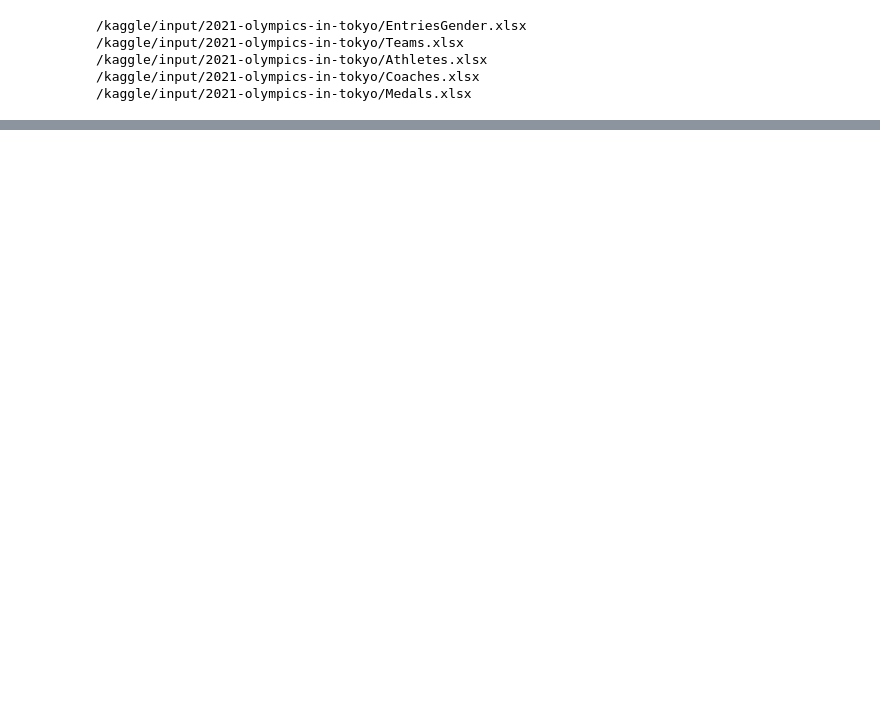
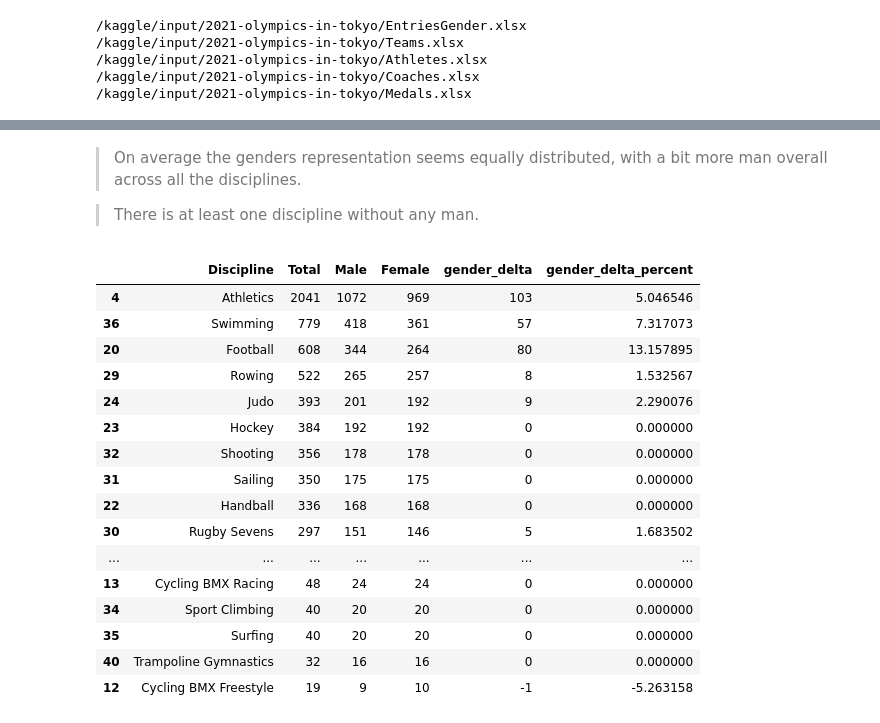
Before and after one commit to levisantn/olympics_tokyo, a Jupyter notebook: olympics_tokyo.ipynb, the cells around one changed output, grey strips where cells are left out. Cells and saved outputs as stored; diff of their text form; code cells hidden in the pictures; blank space fills up the shorter version.

```diff
--- a/olympics_tokyo.ipynb
+++ b/olympics_tokyo.ipynb
@@ -1,21 +15,18 @@
 # %%
-# This Python 3 environment comes with many helpful analytics libraries installed
-# It is defined by the kaggle/python Docker image: https://github.com/kaggle/docker-python
-# For example, here's several helpful packages to load
-
-import numpy as np # linear algebra
-import pandas as pd # data processing, CSV file I/O (e.g. pd.read_csv)
-
-# Input data files are available in the read-only "../input/" directory
-# For example, running this (by clicking run or pressing Shift+Enter) will list all files under the input directory
-
-import os
+# load the data
+files = []
 for dirname, _, filenames in os.walk('/kaggle/input'):
     for filename in filenames:
         print(os.path.join(dirname, filename))
-
+        files.append(os.path.join(dirname, filename))\
 # You can write up to 20GB to the current directory (/kaggle/working/) that gets preserved as output when you create a version using "Save & Run All"
 # You can also write temporary files to /kaggle/temp/, but they won't be saved outside of the current session
+
+df_genders = pd.read_excel(files[0])
+df_teams = pd.read_excel(files[1])
+df_athletes = pd.read_excel(files[2])
+df_coaches = pd.read_excel(files[3])
+df_medals = pd.read_excel(files[4])
 # %% [output]
 /kaggle/input/2021-olympics-in-tokyo/EntriesGender.xlsx
 /kaggle/input/2021-olympics-in-tokyo/Teams.xlsx
@@ -24,0 +77,33 @@ for dirname, _, filenames in os.walk('/kaggle/input'):
+# %% [markdown]
+>On average the genders representation seems equally distributed, with a bit more man overall across all the disciplines.
+
+>There is at least one discipline without any man.
+# %%
+df_gender_delta = df_genders[['Discipline', 'Total', 'Male', 'Female']].sort_values(by='Total', ascending=False)
+df_gender_delta['gender_delta'] = df_genders['Male'] - df_genders['Female']
+df_gender_delta['gender_delta_percent'] = df_gender_delta['gender_delta'] / df_genders['Total'] * 100
+
+df_gender_delta
+
+cmap_delta = colors.LinearSegmentedColormap.from_list('my_cmap', ['darkred','white','darkgreen'])
+cmap_delta_percent = colors.LinearSegmentedColormap.from_list('my_cmap', [(0,'darkred'),(0.75,'white'),(1,'darkgreen')])
+
+df_gender_delta.style.background_gradient(cmap='Blues', axis=0, subset=['Total']).background_gradient(cmap='Greens', axis=0, subset=['Male']).background_gradient(cmap='Reds', axis=0, subset=['Female']).background_gradient(cmap=cmap_delta, axis=0, subset=['gender_delta']).background_gradient(cmap=cmap_delta_percent, axis=0, subset=['gender_delta_percent'])
+# %% [output]
+|  | Discipline | Total | Male | Female | gender_delta | gender_delta_percent |
+| 4 | Athletics | 2041 | 1072 | 969 | 103 | 5.046546 |
+| 36 | Swimming | 779 | 418 | 361 | 57 | 7.317073 |
+| 20 | Football | 608 | 344 | 264 | 80 | 13.157895 |
+| 29 | Rowing | 522 | 265 | 257 | 8 | 1.532567 |
+| 24 | Judo | 393 | 201 | 192 | 9 | 2.290076 |
+| 23 | Hockey | 384 | 192 | 192 | 0 | 0.000000 |
+| 32 | Shooting | 356 | 178 | 178 | 0 | 0.000000 |
+| 31 | Sailing | 350 | 175 | 175 | 0 | 0.000000 |
+| 22 | Handball | 336 | 168 | 168 | 0 | 0.000000 |
+| 30 | Rugby Sevens | 297 | 151 | 146 | 5 | 1.683502 |
+| ... | ... | ... | ... | ... | ... | ... |
+| 13 | Cycling BMX Racing | 48 | 24 | 24 | 0 | 0.000000 |
+| 34 | Sport Climbing | 40 | 20 | 20 | 0 | 0.000000 |
+| 35 | Surfing | 40 | 20 | 20 | 0 | 0.000000 |
+| 40 | Trampoline Gymnastics | 32 | 16 | 16 | 0 | 0.000000 |
+| 12 | Cycling BMX Freestyle | 19 | 9 | 10 | -1 | -5.263158 |
```
Also changed, not shown: parts of 10 cells of this notebook.
